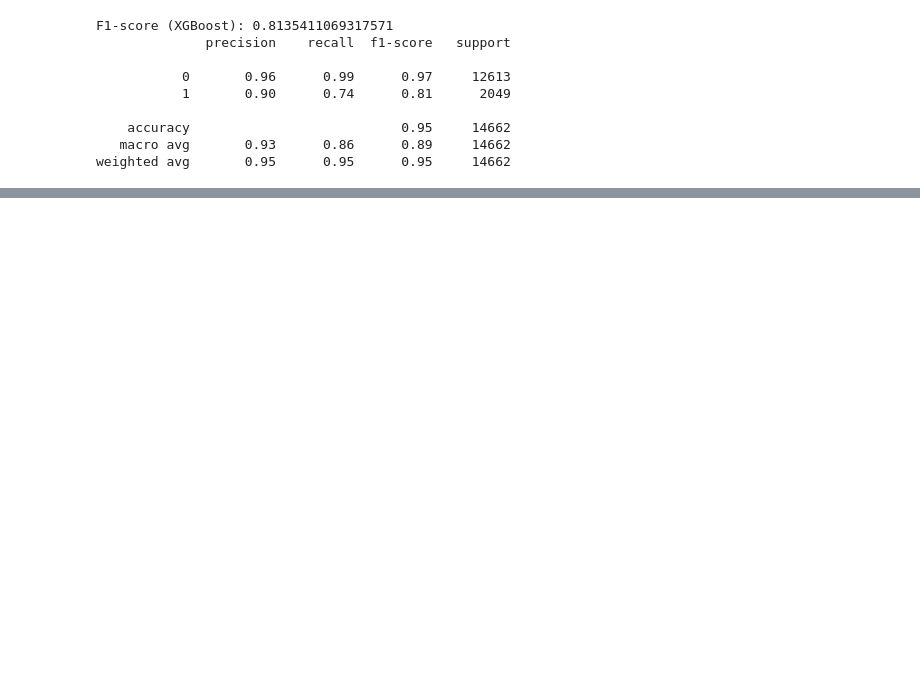
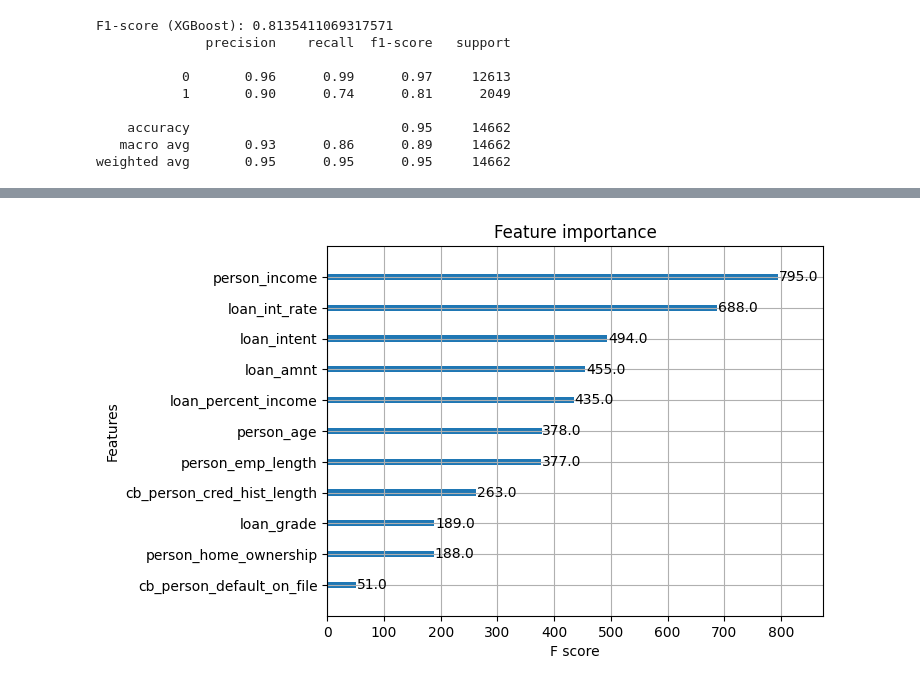
Before and after one commit to DevCorse-04/Devcourse4-3TP-DA, a Jupyter notebook: lkm_ml.ipynb, the cells around one changed output, grey strips where cells are left out. Cells and saved outputs as stored; diff of their text form; code cells hidden in the pictures; blank space fills up the shorter version.

```diff
--- a/lkm_ml.ipynb
+++ b/lkm_ml.ipynb
@@ -234,0 +252,6 @@ F1-score (XGBoost): 0.6622055674518201
+# %%
+# 특성 중요도 시각화
+plot_importance(xgb_model)
+plt.show()
+# %% [output]
+[figure, added]
```
Also changed, not shown: parts of 14 cells of this notebook, 1 other file.
